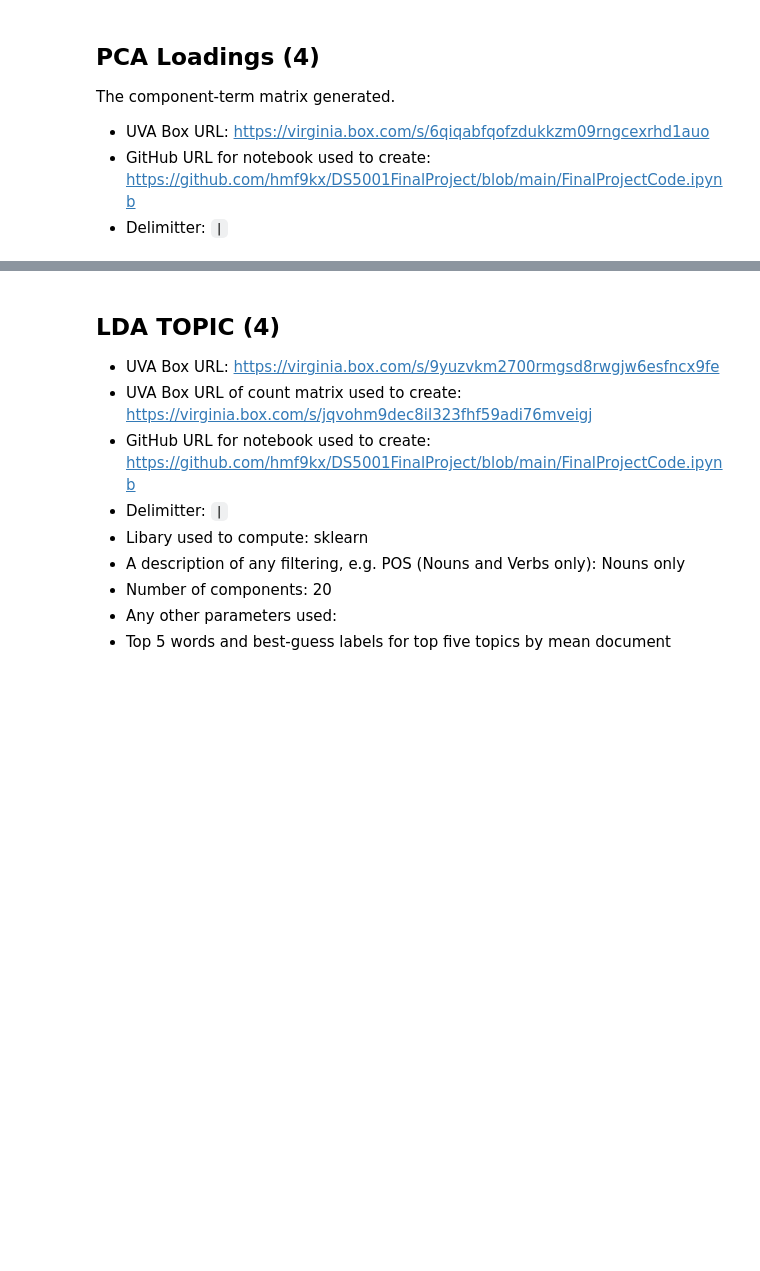
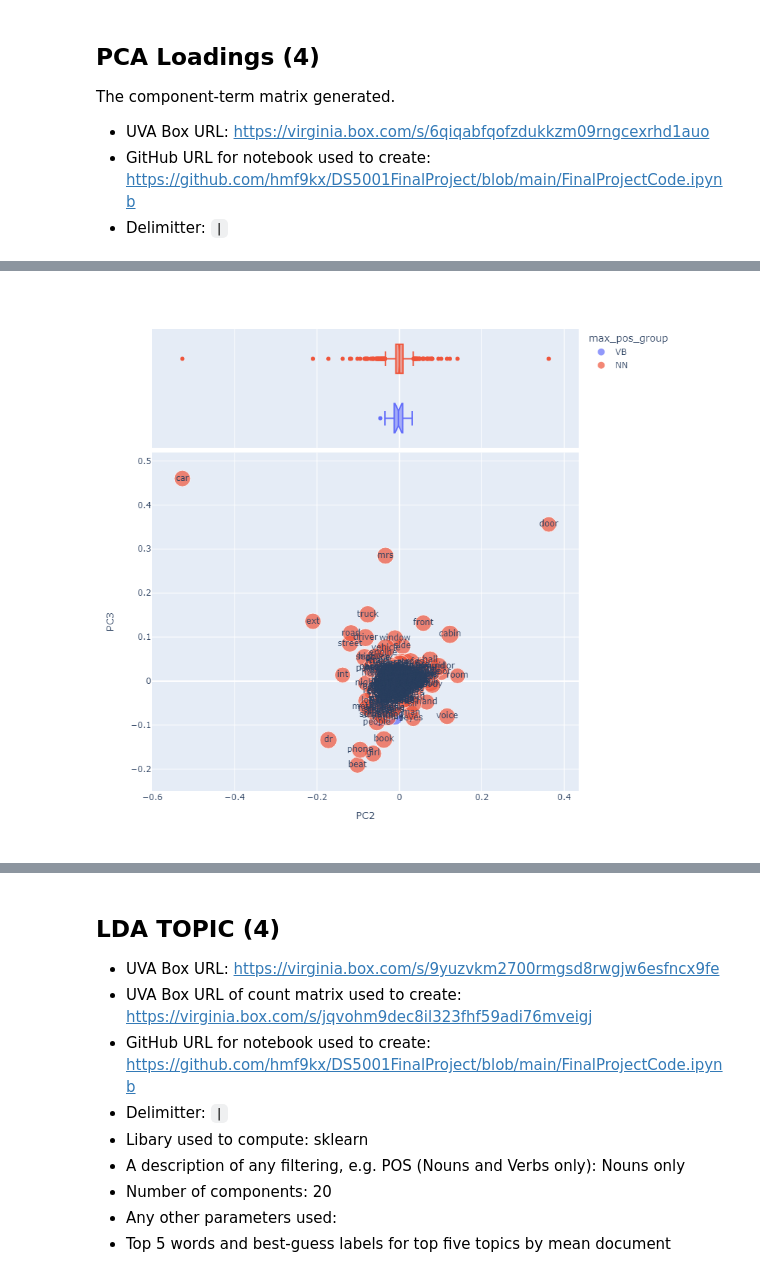
Before and after one commit to hmf9kx/DS5001FinalProject, a Jupyter notebook: FinalProject.ipynb, the cells around one changed output, grey strips where cells are left out. Cells and saved outputs as stored; diff of their text form; code cells hidden in the pictures; blank space fills up the shorter version.

```diff
--- a/FinalProject.ipynb
+++ b/FinalProject.ipynb
@@ -217,0 +220,4 @@ The second pairing of components is harder to interpret. Without too much specul
+# %%
+Image(filename='./Images/l2.png')
+# %% [output]
+[figure, added]
```
Also changed, not shown: parts of 27 cells of this notebook.
